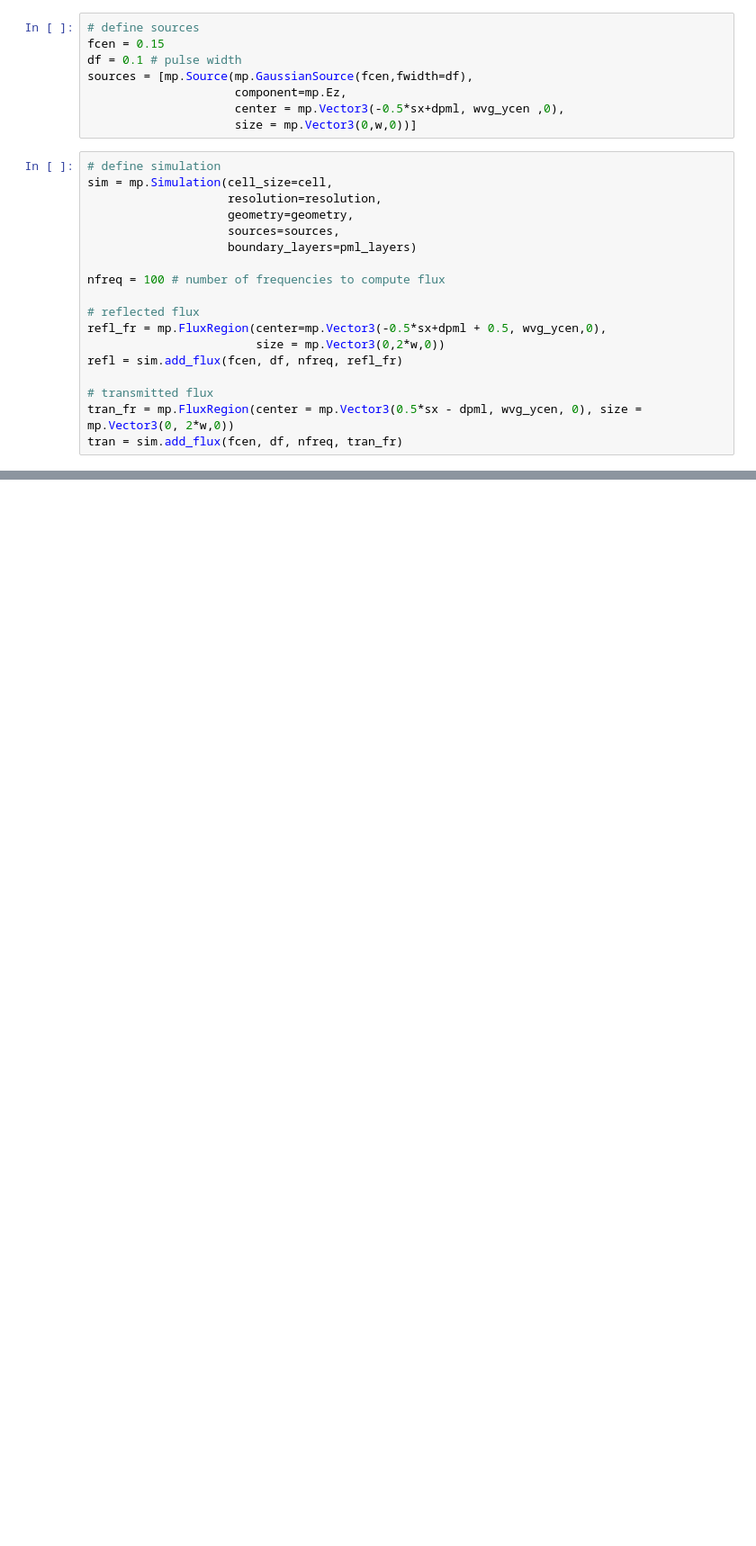
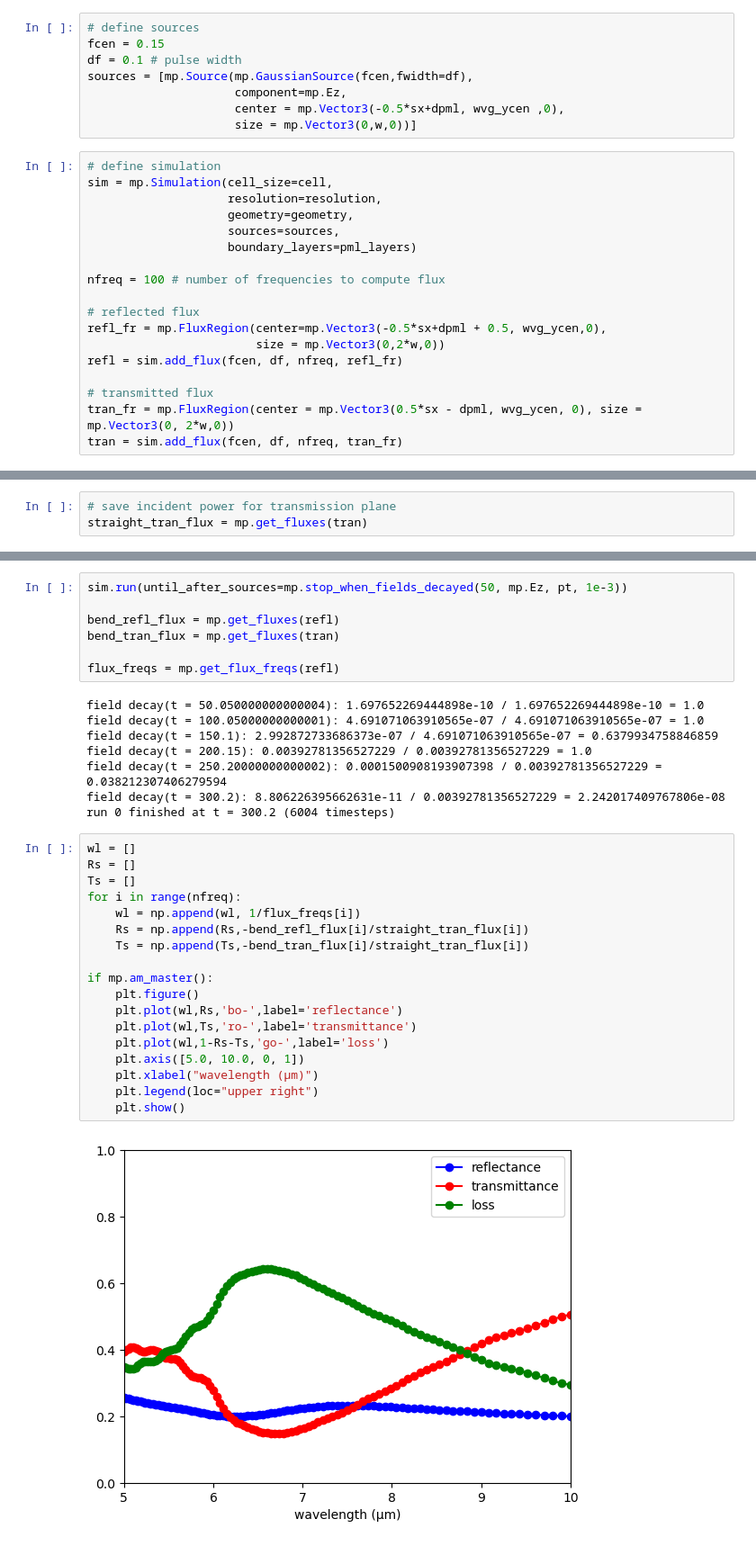
Before and after one commit to cahyadifelix/meep_stuff, a Jupyter notebook: Learning/bend_flux.ipynb, the cells around one changed output, grey strips where cells are left out. Shown: that part at 90% size. Drawn from its saved outputs; the diff is of its cells as text; blank space fills up the shorter version.

```diff
--- a/Learning/bend_flux.ipynb
+++ b/Learning/bend_flux.ipynb
@@ -55,0 +90,3 @@ tran = sim.add_flux(fcen, df, nfreq, tran_fr)
+# %%
+# save incident power for transmission plane
+straight_tran_flux = mp.get_fluxes(tran)
@@ -55,0 +138,35 @@ tran = sim.add_flux(fcen, df, nfreq, tran_fr)
+# %%
+sim.run(until_after_sources=mp.stop_when_fields_decayed(50, mp.Ez, pt, 1e-3))
+
+bend_refl_flux = mp.get_fluxes(refl)
+bend_tran_flux = mp.get_fluxes(tran)
+
+flux_freqs = mp.get_flux_freqs(refl)
+# %% [output]
+field decay(t = 50.050000000000004): 1.697652269444898e-10 / 1.697652269444898e-10 = 1.0
+field decay(t = 100.05000000000001): 4.691071063910565e-07 / 4.691071063910565e-07 = 1.0
+field decay(t = 150.1): 2.992872733686373e-07 / 4.691071063910565e-07 = 0.6379934758846859
+field decay(t = 200.15): 0.00392781356527229 / 0.00392781356527229 = 1.0
+field decay(t = 250.20000000000002): 0.0001500908193907398 / 0.00392781356527229 = 0.038212307406279594
+field decay(t = 300.2): 8.806226395662631e-11 / 0.00392781356527229 = 2.242017409767806e-08
+run 0 finished at t = 300.2 (6004 timesteps)
+# %%
+wl = []
+Rs = []
+Ts = []
+for i in range(nfreq):
+    wl = np.append(wl, 1/flux_freqs[i])
+    Rs = np.append(Rs,-bend_refl_flux[i]/straight_tran_flux[i])
+    Ts = np.append(Ts,-bend_tran_flux[i]/straight_tran_flux[i])
+
+if mp.am_master():
+    plt.figure()
+    plt.plot(wl,Rs,'bo-',label='reflectance')
+    plt.plot(wl,Ts,'ro-',label='transmittance')
+    plt.plot(wl,1-Rs-Ts,'go-',label='loss')
+    plt.axis([5.0, 10.0, 0, 1])
+    plt.xlabel("wavelength (μm)")
+    plt.legend(loc="upper right")
+    plt.show()
+# %% [output]
+[figure, added]
```
Also changed, not shown: parts of 4 cells of this notebook.
